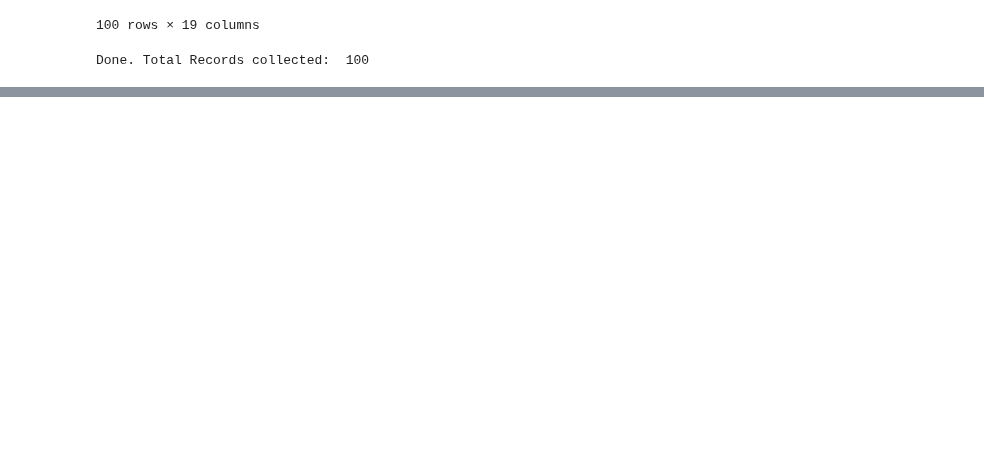
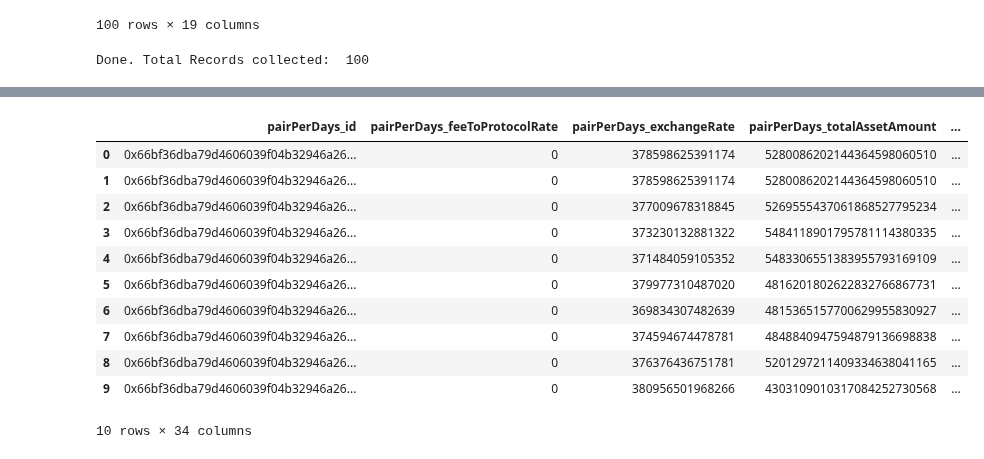
Before and after one commit to EdgeCaser/EconohmetricsOld, a Jupyter notebook: ohmFraxBorrowers.ipynb, the cells around one changed output, grey strips where cells are left out. Saved outputs shown, nothing was run; the diff lists cells and outputs as text; code cells hidden in the pictures; blank space fills up the shorter version.

```diff
--- a/ohmFraxBorrowers.ipynb
+++ b/ohmFraxBorrowers.ipynb
@@ -299,10 +348,25 @@ Done. Total Records collected:  64
 # %%
-pairsDbTimed= db.query("select "
+pairSnapshotsDbTimed= db.query("select "
                    "    * "
                         " ,to_timestamp(pairPerDays_timestamp) dateTime "
-                   "From pairsDb "
+                   "From pairSnapshotsDb "
                    #"where lower(liquidityPools_name) like lower('%olympus%') "
                     #    "or lower(pairs_token1_symbol) like lower('%OHM%')  "
                    #" limit 100 "
                    ).df()
+# %%
+pairSnapshotsDbTimed.head(10)
+# %% [output]
+|  | pairPerDays_id | pairPerDays_feeToProtocolRate | pairPerDays_exchangeRate | pairPerDays_totalAssetAmount | ... |
+| 0 | 0x66bf36dba79d4606039f04b32946a26... | 0 | 378598625391174 | 5280086202144364598060510 | ... |
+| 1 | 0x66bf36dba79d4606039f04b32946a26... | 0 | 378598625391174 | 5280086202144364598060510 | ... |
+| 2 | 0x66bf36dba79d4606039f04b32946a26... | 0 | 377009678318845 | 5269555437061868527795234 | ... |
+| 3 | 0x66bf36dba79d4606039f04b32946a26... | 0 | 373230132881322 | 5484118901795781114380335 | ... |
+| 4 | 0x66bf36dba79d4606039f04b32946a26... | 0 | 371484059105352 | 5483306551383955793169109 | ... |
+| 5 | 0x66bf36dba79d4606039f04b32946a26... | 0 | 379977310487020 | 4816201802622832766867731 | ... |
+| 6 | 0x66bf36dba79d4606039f04b32946a26... | 0 | 369834307482639 | 4815365157700629955830927 | ... |
+| 7 | 0x66bf36dba79d4606039f04b32946a26... | 0 | 374594674478781 | 4848840947594879136698838 | ... |
+| 8 | 0x66bf36dba79d4606039f04b32946a26... | 0 | 376376436751781 | 5201297211409334638041165 | ... |
+| 9 | 0x66bf36dba79d4606039f04b32946a26... | 0 | 380956501968266 | 4303109010317084252730568 | ... |
+10 rows × 34 columns
 # %%
```
Also changed, not shown: parts of 17 cells of this notebook, 1 other file.
